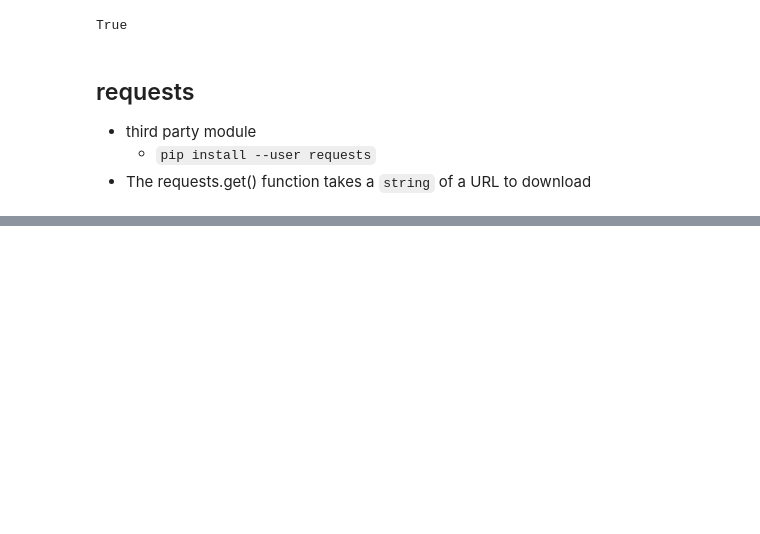
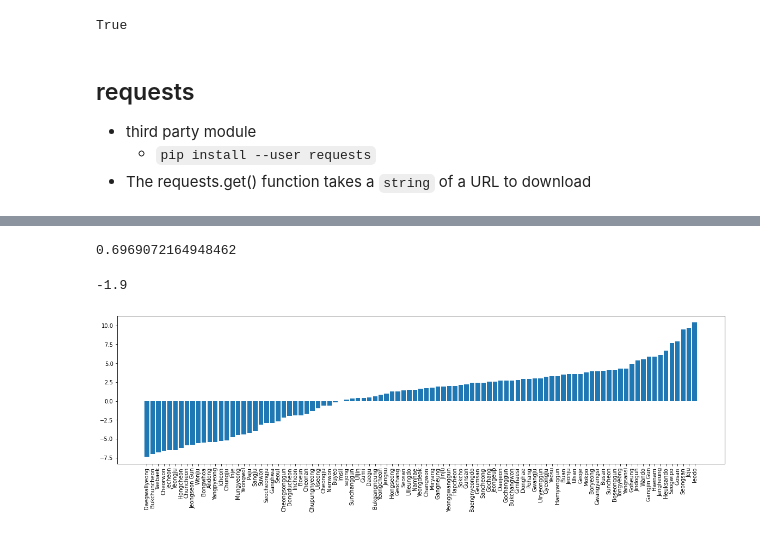
Before and after one commit to Jumabek/software_programming_in_python, a Jupyter notebook: week16/webscraping.ipynb, the cells around one changed output, grey strips where cells are left out. Saved outputs shown, nothing was run; the diff lists cells and outputs as text; code cells hidden in the pictures; blank space fills up the shorter version.

```diff
--- a/week16/webscraping.ipynb
+++ b/week16/webscraping.ipynb
@@ -204,0 +337,3 @@ None
+# %%
+sorted_d = dict(sorted(d.items(), key=lambda item: item[1]))
+sorted_d
@@ -204,0 +358,15 @@ None
+# %%
+sum(sorted_d.values())/len(sorted_d)
+# %% [output]
+0.6969072164948462
+# %%
+sorted_d['Incheon']
+# %% [output]
+-1.9
+# %%
+import matplotlib.pyplot as plt
+plt.figure(figsize=(20,5))
+plt.bar(sorted_d.keys(), sorted_d.values())
+plt.xticks(rotation=90);
+# %% [output]
+[figure, added]
```
Also changed, not shown: parts of 38 cells of this notebook, 4 other files.
